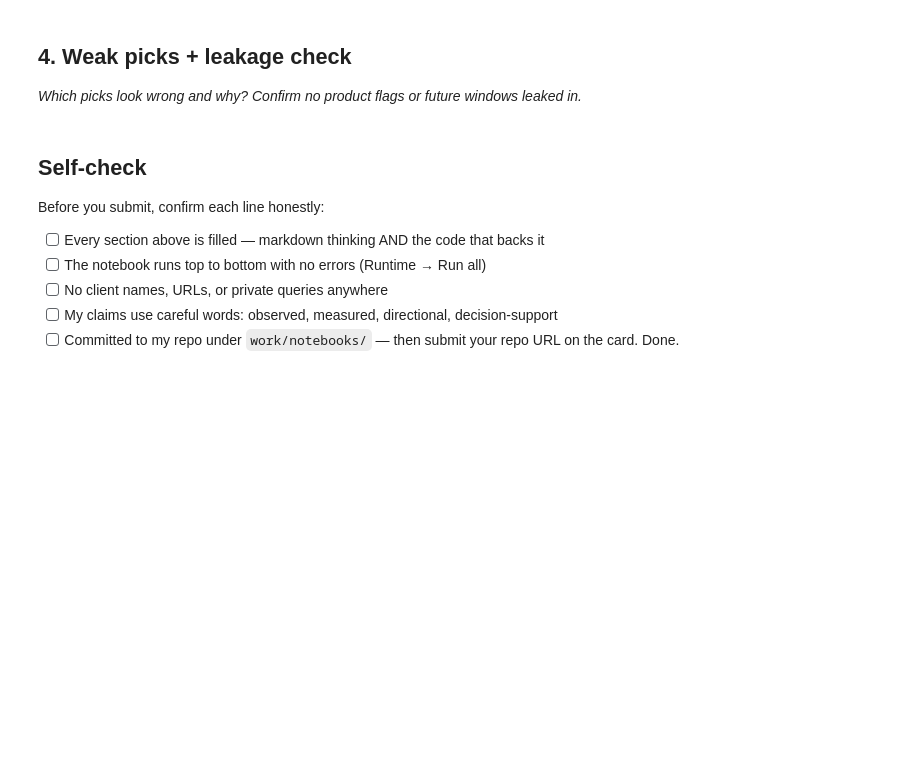
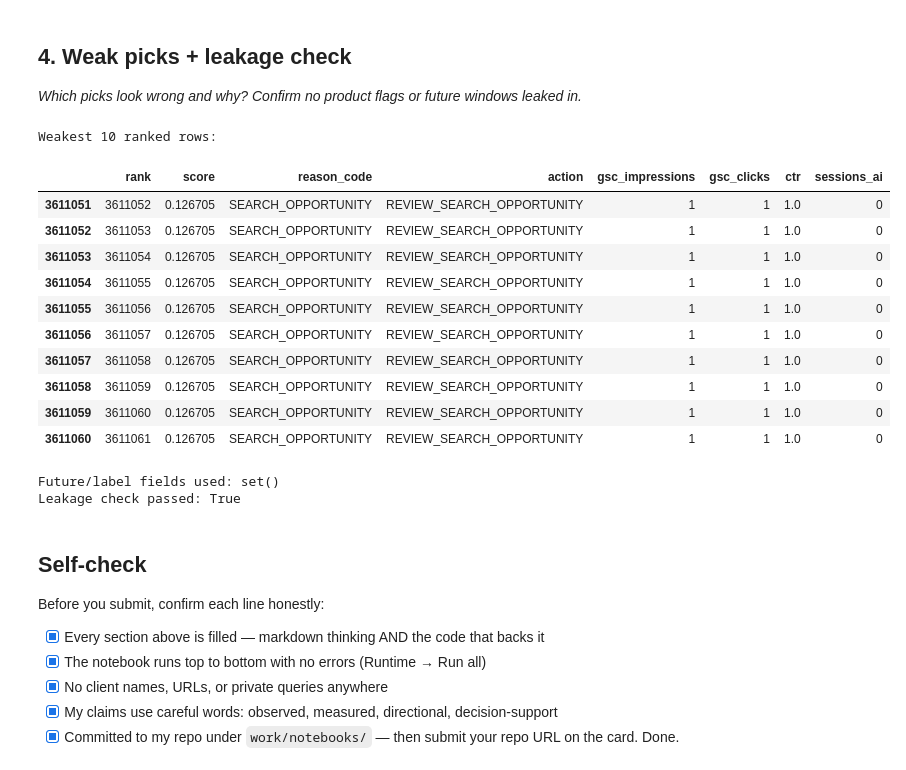
Before and after one commit to Zohaibarif69/flyrank-ml-work, a Jupyter notebook: work/notebooks/w04_baseline_score.ipynb, the cells around one changed output. Saved outputs shown, nothing was run; the diff lists cells and outputs as text; code cells hidden in the pictures; blank space fills up the shorter version.

```diff
--- a/work/notebooks/w04_baseline_score.ipynb
+++ b/work/notebooks/w04_baseline_score.ipynb
@@ -37,10 +350,68 @@ This skeleton is yours to fill. Work the sections **in order** — each one has
+# %%
+# ML-07 — Weak picks and leakage check
+
+print("Weakest 10 ranked rows:")
+display(
+    queue.tail(10)[
+        [
+            "rank",
+            "score",
+            "reason_code",
+            "action",
+            "gsc_impressions",
+            "gsc_clicks",
+            "ctr",
+            "sessions_ai"
+        ]
+    ]
+)
+
+# Confirm that no future/label fields were used.
+future_or_label_fields = {
+    "label",
+    "target",
+    "future_sessions_ai",
+    "next_month_sessions_ai",
+    "future_ai_sessions"
+}
+
+used_feature_fields = {
+    "gsc_impressions",
+    "gsc_clicks",
+    "gsc_avg_position",
+    "sessions_ai"
+}
+
+leaked_fields = used_feature_fields.intersection(
+    future_or_label_fields
+)
+
+print("Future/label fields used:", leaked_fields)
+print("Leakage check passed:", len(leaked_fields) == 0)
+
+assert len(leaked_fields) == 0
+# %% [output]
+Weakest 10 ranked rows:
+|  | rank | score | reason_code | action | gsc_impressions | gsc_clicks | ctr | sessions_ai |
+| 3611051 | 3611052 | 0.126705 | SEARCH_OPPORTUNITY | REVIEW_SEARCH_OPPORTUNITY | 1 | 1 | 1.0 | 0 |
+| 3611052 | 3611053 | 0.126705 | SEARCH_OPPORTUNITY | REVIEW_SEARCH_OPPORTUNITY | 1 | 1 | 1.0 | 0 |
+| 3611053 | 3611054 | 0.126705 | SEARCH_OPPORTUNITY | REVIEW_SEARCH_OPPORTUNITY | 1 | 1 | 1.0 | 0 |
+| 3611054 | 3611055 | 0.126705 | SEARCH_OPPORTUNITY | REVIEW_SEARCH_OPPORTUNITY | 1 | 1 | 1.0 | 0 |
+| 3611055 | 3611056 | 0.126705 | SEARCH_OPPORTUNITY | REVIEW_SEARCH_OPPORTUNITY | 1 | 1 | 1.0 | 0 |
+| 3611056 | 3611057 | 0.126705 | SEARCH_OPPORTUNITY | REVIEW_SEARCH_OPPORTUNITY | 1 | 1 | 1.0 | 0 |
+| 3611057 | 3611058 | 0.126705 | SEARCH_OPPORTUNITY | REVIEW_SEARCH_OPPORTUNITY | 1 | 1 | 1.0 | 0 |
+| 3611058 | 3611059 | 0.126705 | SEARCH_OPPORTUNITY | REVIEW_SEARCH_OPPORTUNITY | 1 | 1 | 1.0 | 0 |
+| 3611059 | 3611060 | 0.126705 | SEARCH_OPPORTUNITY | REVIEW_SEARCH_OPPORTUNITY | 1 | 1 | 1.0 | 0 |
+| 3611060 | 3611061 | 0.126705 | SEARCH_OPPORTUNITY | REVIEW_SEARCH_OPPORTUNITY | 1 | 1 | 1.0 | 0 |
+Future/label fields used: set()
+Leakage check passed: True
 # %% [markdown]
 ## Self-check
 
 Before you submit, confirm each line honestly:
 
-- [ ] Every section above is filled — markdown thinking AND the code that backs it
-- [ ] The notebook runs top to bottom with no errors (Runtime → Run all)
-- [ ] No client names, URLs, or private queries anywhere
-- [ ] My claims use careful words: observed, measured, directional, decision-support
-- [ ] Committed to my repo under `work/notebooks/` — then submit your repo URL on the card. Done.
+- [x] Every section above is filled — markdown thinking AND the code that backs it
+- [X] The notebook runs top to bottom with no errors (Runtime → Run all)
+- [X] No client names, URLs, or private queries anywhere
+- [X] My claims use careful words: observed, measured, directional, decision-support
+- [X] Committed to my repo under `work/notebooks/` — then submit your repo URL on the card. Done.
```
Also changed, not shown: parts of 11 cells of this notebook, 2 other files.
